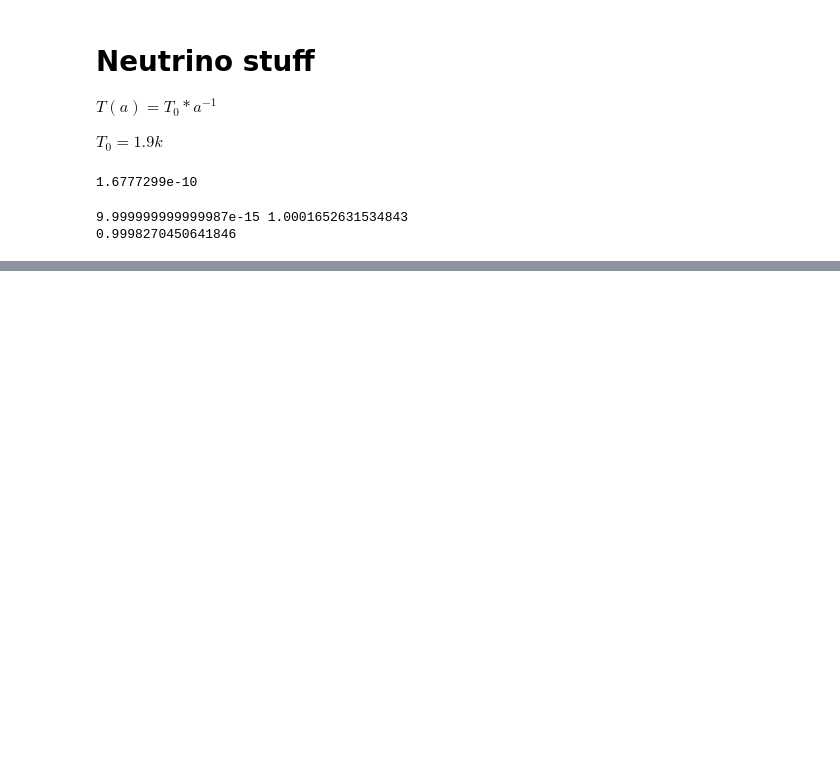
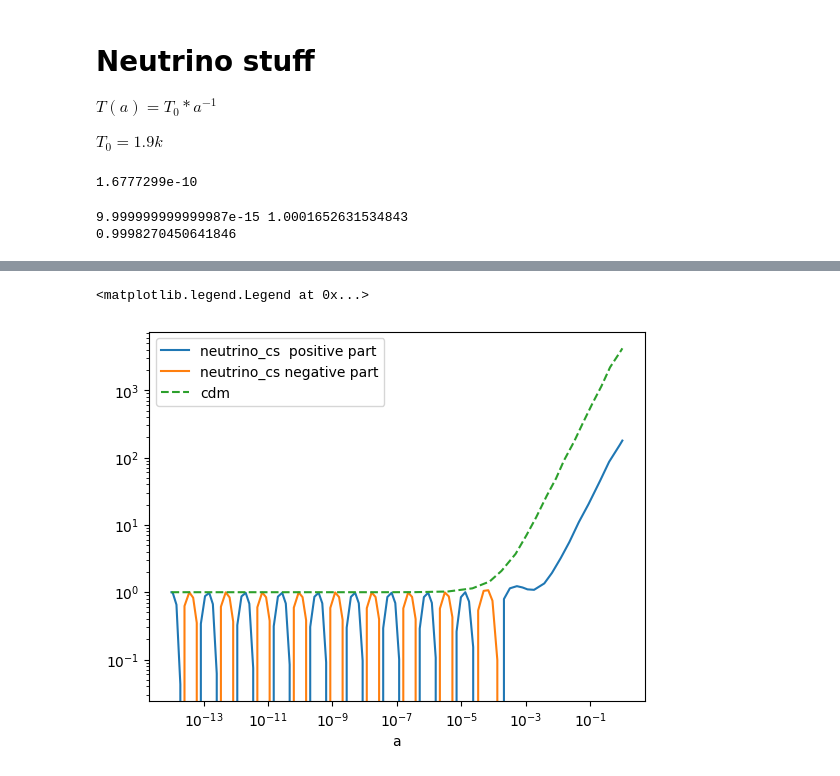
Before and after one commit to eriksteenberg/Power-spectrum-Test, a Jupyter notebook: cdm_cs_simulering.ipynb, the cells around one changed output, grey strips where cells are left out. Drawn from its saved outputs; the diff is of its cells as text; code cells hidden in the pictures; blank space fills up the shorter version.

```diff
--- a/cdm_cs_simulering.ipynb
+++ b/cdm_cs_simulering.ipynb
@@ -41,7 +41,7 @@ $T_0 = 1.9 k$
 
 # mass
 
-mv = 0.09e-6 # 1 MeV
+mv = 1e-1#0.09e-6 # 1 MeV
 
 # temperature
 # today
@@ -130,0 +133,29 @@ ValueError: setting an array element with a sequence. The requested array has an
+# %%
+#a0 = a_class[0]
+k = 1
+mv_test = 1e-4
+def cb_solve(t,y,k):
+    delta     = y[0]
+    theta     = y[1]
+    a = a_interp(t)
+    d_delta   = - theta
+    nabla2phi = (3/2) * H0*H0 * Omega_M * delta / a
+    d_theta   = - a* H(a) * theta - nabla2phi + k*k * cs(a,mv_test)**2 * delta
+
+    return [d_delta,d_theta]
+
+#params = [delta0,theta0]
+params = [1,0]
+t_span = [tau0,tau[-1]]
+
+#print(params,t_span)
+sol_cb1 = sc.solve_ivp(cb_solve,t_span = t_span, y0 = params,args=(1,))
+delta1 = sol_cb1.y[0]
+plt.loglog(a_interp(sol_cb1.t),delta1,label="neutrino_cs  positive part")
+plt.loglog(a_interp(sol_cb1.t),-delta1,label="neutrino_cs negative part")
+plt.loglog(a_interp(sol_cb.t),np.abs(delta),"--",label="cdm")
+plt.xlabel("a")
+plt.legend()
+# %% [output]
+<matplotlib.legend.Legend at 0x...>
+[figure, added]
```
Also changed, not shown: parts of 5 cells of this notebook, 1 other file.
